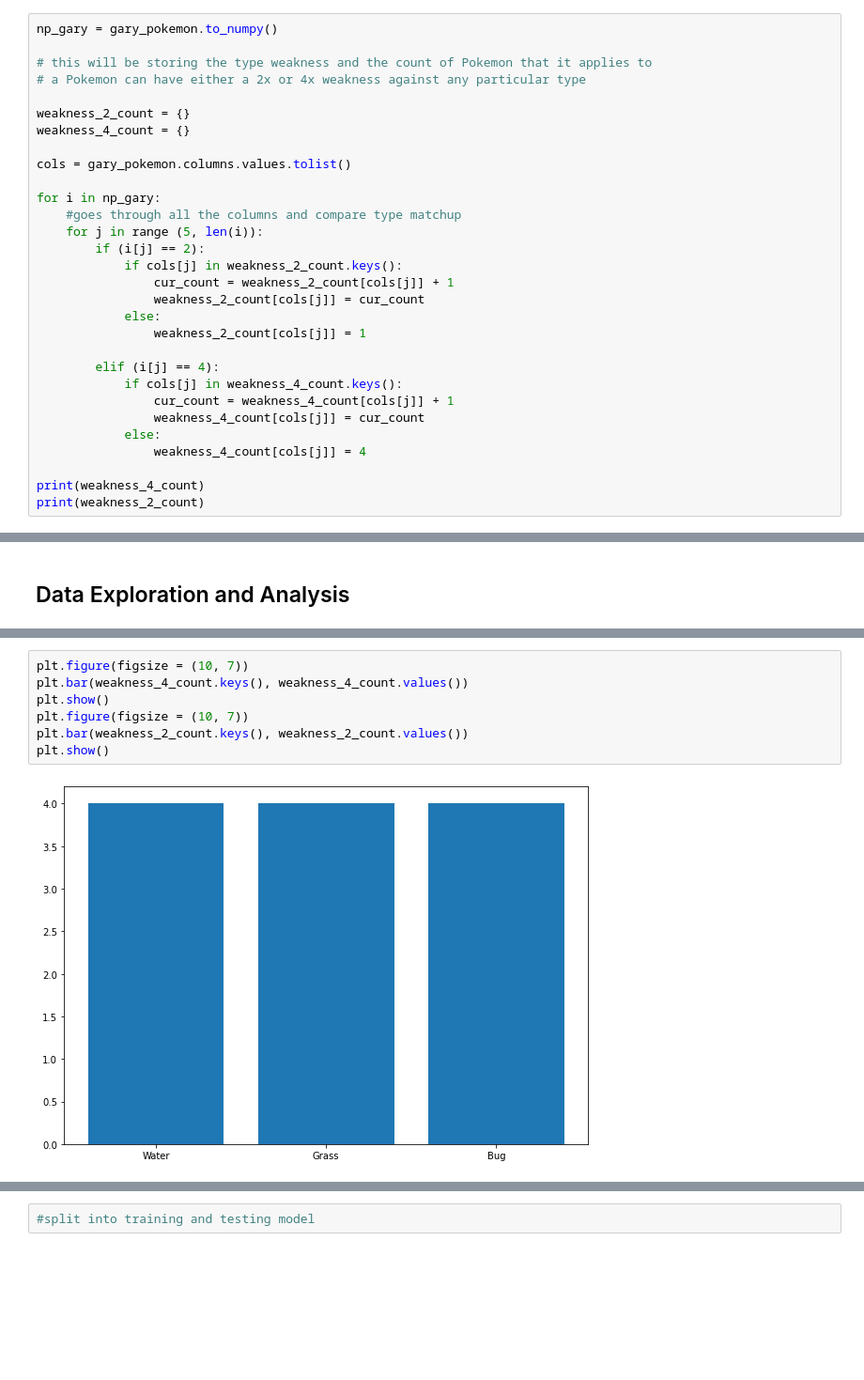
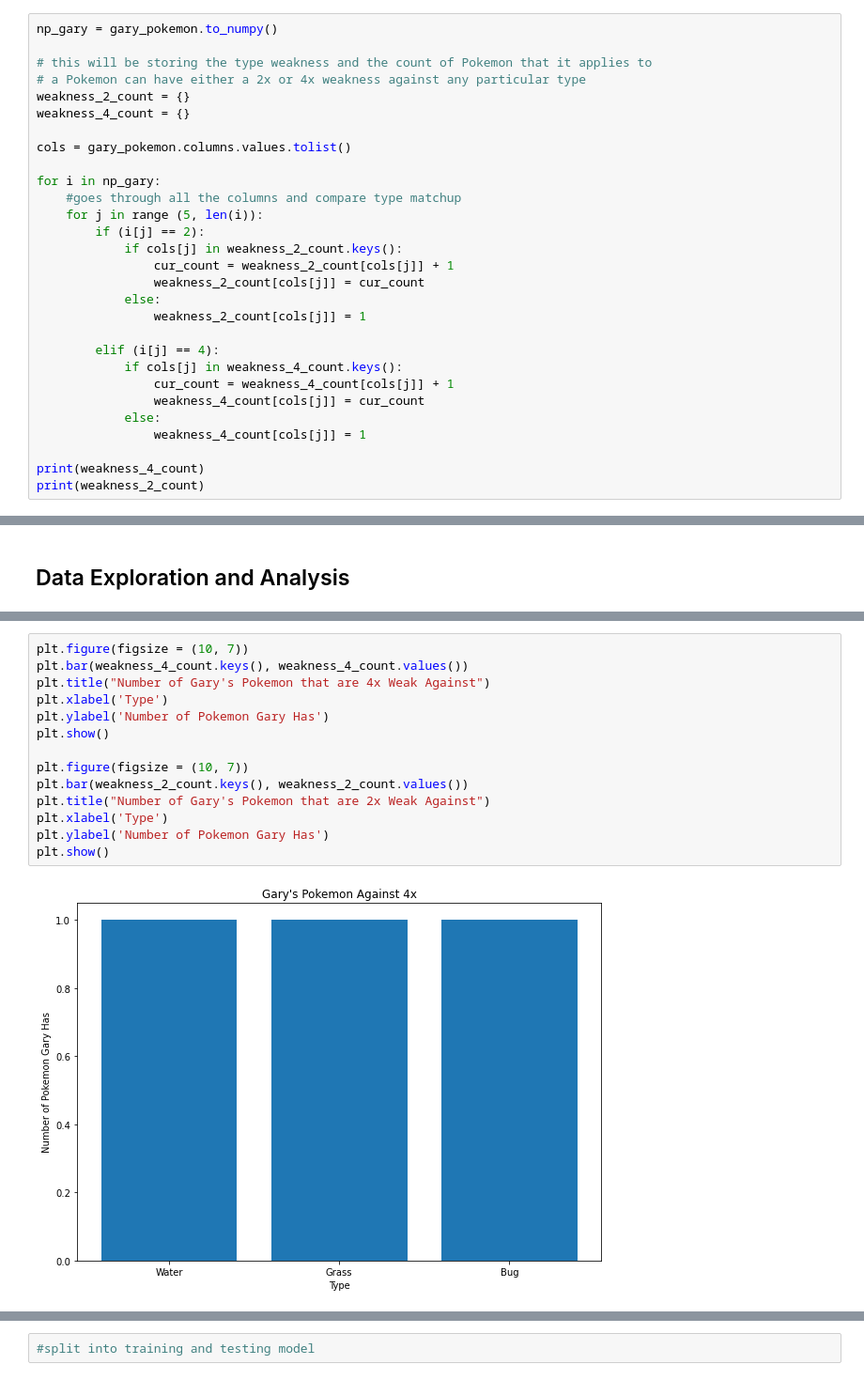
Before and after one commit to codingdn/cmsc320final, a Jupyter notebook: cmsc320final.ipynb, the cells around one changed output, grey strips where cells are left out. Shown at 94% size. Cells and saved outputs as stored; diff of their text form; blank space fills up the shorter version.

```diff
--- a/cmsc320final.ipynb
+++ b/cmsc320final.ipynb
@@ -134,7 +138,6 @@ np_gary = gary_pokemon.to_numpy()
 
 # this will be storing the type weakness and the count of Pokemon that it applies to
 # a Pokemon can have either a 2x or 4x weakness against any particular type
-
 weakness_2_count = {}
 weakness_4_count = {}
 
@@ -155,7 +158,7 @@ for i in np_gary:
                 cur_count = weakness_4_count[cols[j]] + 1
                 weakness_4_count[cols[j]] = cur_count
             else:
-                weakness_4_count[cols[j]] = 4
+                weakness_4_count[cols[j]] = 1
 
 print(weakness_4_count)
 print(weakness_2_count)
@@ -233,9 +242,16 @@ Name: total_points, dtype: float64
 # %%
 plt.figure(figsize = (10, 7))
 plt.bar(weakness_4_count.keys(), weakness_4_count.values())
+plt.title("Number of Gary's Pokemon that are 4x Weak Against")
+plt.xlabel('Type')
+plt.ylabel('Number of Pokemon Gary Has')
 plt.show()
+
 plt.figure(figsize = (10, 7))
 plt.bar(weakness_2_count.keys(), weakness_2_count.values())
+plt.title("Number of Gary's Pokemon that are 2x Weak Against")
+plt.xlabel('Type')
+plt.ylabel('Number of Pokemon Gary Has')
 plt.show()
 # %% [output]
-[figure, old version]
+[figure, new version]
```
Also changed, not shown: parts of 14 cells of this notebook, 1 other file.
